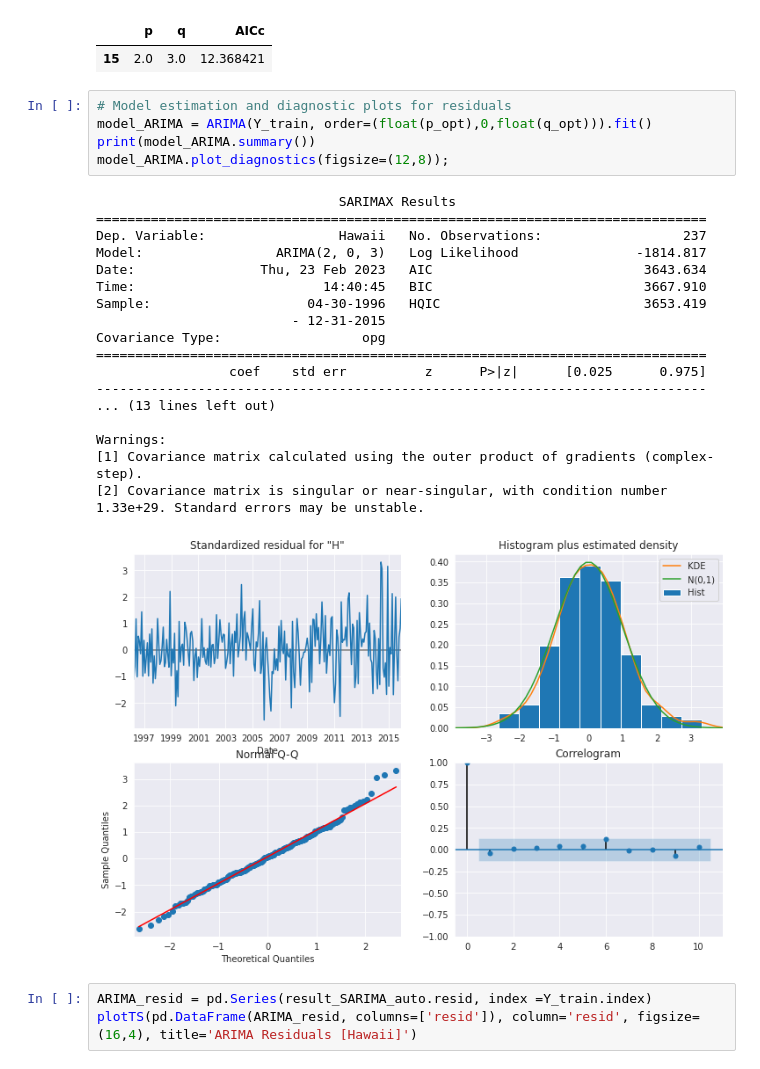
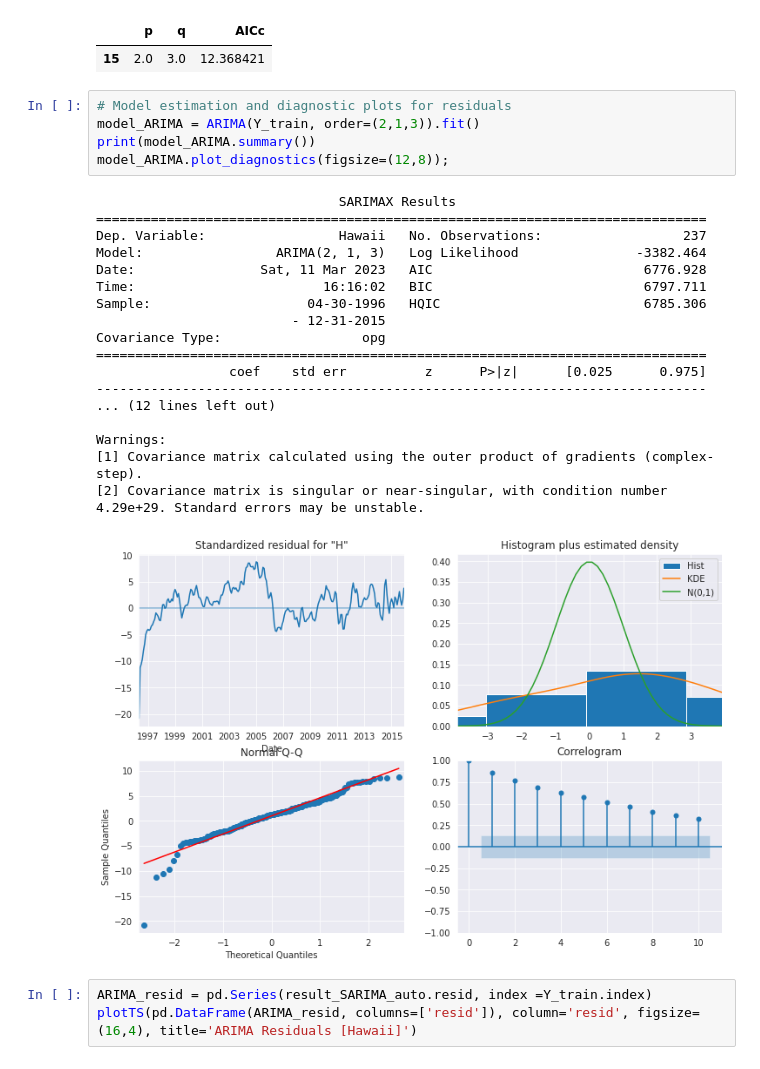
Before and after one commit to MaliheDahmardeh/state-house-price-analysis-SM, a Jupyter notebook: state-house-price-analysis.ipynb, the cells around one changed output. Cells and saved outputs as stored; diff of their text form.

```diff
--- a/state-house-price-analysis.ipynb
+++ b/state-house-price-analysis.ipynb
@@ -1417,28 +1403,28 @@ q_opt = opt['q']
 | 15 | 2.0 | 3.0 | 12.368421 |
 # %%
 # Model estimation and diagnostic plots for residuals
-model_ARIMA = ARIMA(Y_train, order=(float(p_opt),0,float(q_opt))).fit()
+model_ARIMA = ARIMA(Y_train, order=(2,1,3)).fit()
 print(model_ARIMA.summary())
 model_ARIMA.plot_diagnostics(figsize=(12,8));
 # %% [output]
                                SARIMAX Results
 ==============================================================================
 Dep. Variable:                 Hawaii   No. Observations:                  237
-Model:                 ARIMA(2, 0, 3)   Log Likelihood               -1814.817
-Date:                Thu, 23 Feb 2023   AIC                           3643.634
-Time:                        14:40:45   BIC                           3667.910
-Sample:                    04-30-1996   HQIC                          3653.419
+Model:                 ARIMA(2, 1, 3)   Log Likelihood               -3382.464
+Date:                Sat, 11 Mar 2023   AIC                           6776.928
+Time:                        16:16:02   BIC                           6797.711
+Sample:                    04-30-1996   HQIC                          6785.306
                          - 12-31-2015
 Covariance Type:                  opg
 ==============================================================================
                  coef    std err          z      P>|z|      [0.025      0.975]
 ------------------------------------------------------------------------------
-... (13 lines left out)
+... (12 lines left out)
 
 Warnings:
 [1] Covariance matrix calculated using the outer product of gradients (complex-step).
-[2] Covariance matrix is singular or near-singular, with condition number 1.33e+29. Standard errors may be unstable.
+[2] Covariance matrix is singular or near-singular, with condition number 4.29e+29. Standard errors may be unstable.
-[figure, old version]
+[figure, new version]
 # %%
 ARIMA_resid = pd.Series(result_SARIMA_auto.resid, index =Y_train.index)
 plotTS(pd.DataFrame(ARIMA_resid, columns=['resid']), column='resid', figsize=(16,4), title='ARIMA Residuals [Hawaii]')
```
Also changed, not shown: parts of 16 cells of this notebook.
